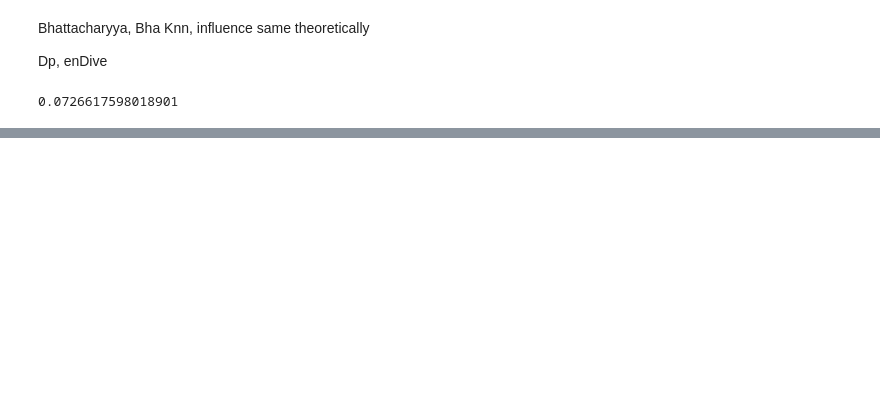
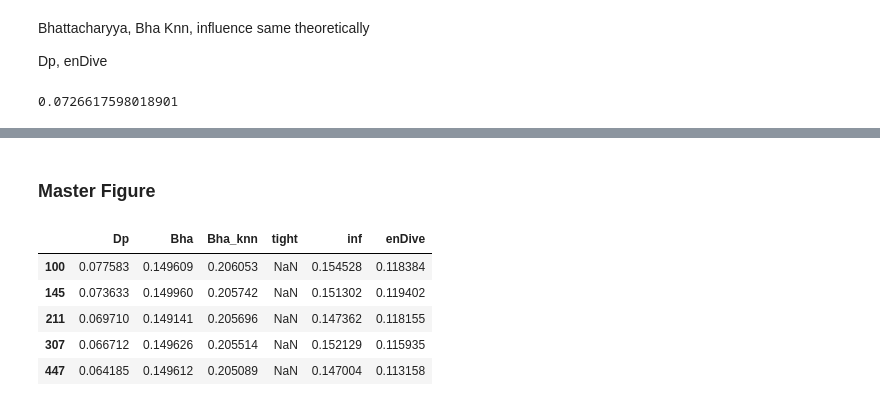
Before and after one commit to rj-may/BER_Bounds_Eval, a Jupyter notebook: alt_distr/normal_beta.ipynb, the cells around one changed output, grey strips where cells are left out. Saved outputs shown, nothing was run; the diff lists cells and outputs as text; code cells hidden in the pictures; blank space fills up the shorter version.

```diff
--- a/alt_distr/normal_beta.ipynb
+++ b/alt_distr/normal_beta.ipynb
@@ -524,0 +529,15 @@ plt.show()
+# %% [markdown]
+### Master Figure
+# %%
+lst = [obj.bound_width() for obj in bound_obj_lst ]
+
+bound_width_df = pd.DataFrame(lst, index = sample_sizes)
+
+bound_width_df.head()
+# %% [output]
+|  | Dp | Bha | Bha_knn | tight | inf | enDive |
+| 100 | 0.077583 | 0.149609 | 0.206053 | NaN | 0.154528 | 0.118384 |
+| 145 | 0.073633 | 0.149960 | 0.205742 | NaN | 0.151302 | 0.119402 |
+| 211 | 0.069710 | 0.149141 | 0.205696 | NaN | 0.147362 | 0.118155 |
+| 307 | 0.066712 | 0.149626 | 0.205514 | NaN | 0.152129 | 0.115935 |
+| 447 | 0.064185 | 0.149612 | 0.205089 | NaN | 0.147004 | 0.113158 |
```
Also changed, not shown: parts of 11 cells of this notebook, 5 other files.
